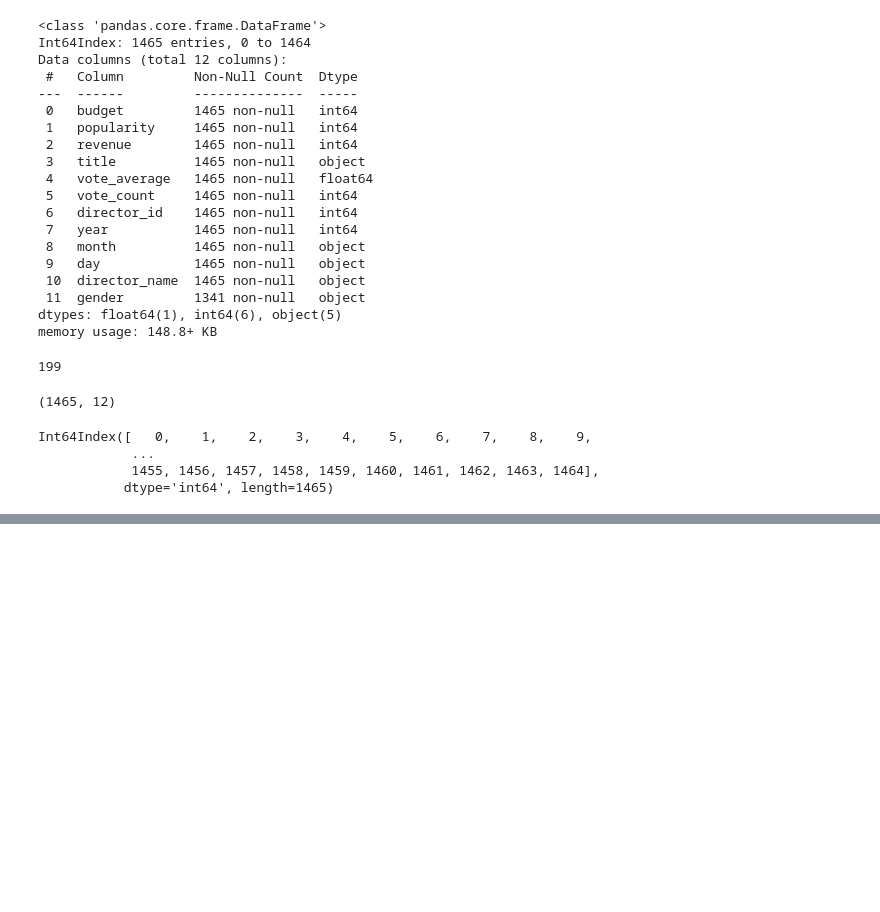
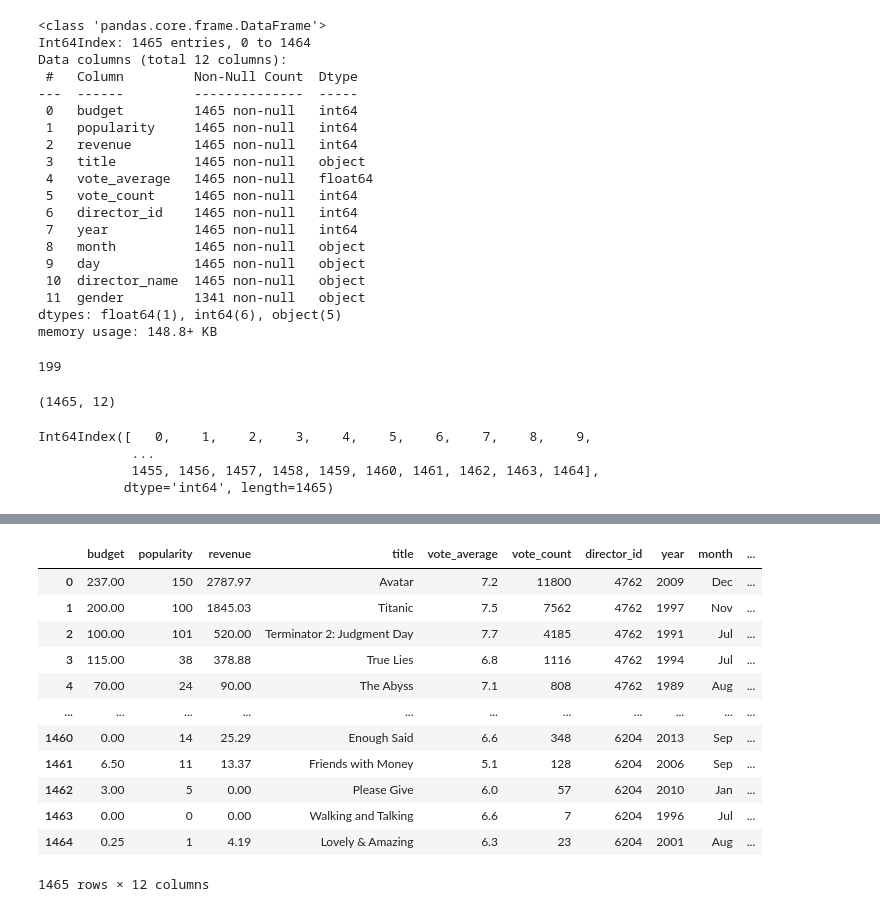
Before and after one commit to jeeet0700/Revision, a Jupyter notebook: Pandas revision.ipynb, the cells around one changed output, grey strips where cells are left out. Saved outputs shown, nothing was run; the diff lists cells and outputs as text; code cells hidden in the pictures; blank space fills up the shorter version.

```diff
--- a/Pandas revision.ipynb
+++ b/Pandas revision.ipynb
@@ -1496,0 +1665,17 @@ Name: Item, dtype: int64
+# %%
+df["revenue"]=(df["revenue"]/1000000).round(2)
+df
+# %% [output]
+|  | budget | popularity | revenue | title | vote_average | vote_count | director_id | year | month | ... |
+| 0 | 237.00 | 150 | 2787.97 | Avatar | 7.2 | 11800 | 4762 | 2009 | Dec | ... |
+| 1 | 200.00 | 100 | 1845.03 | Titanic | 7.5 | 7562 | 4762 | 1997 | Nov | ... |
+| 2 | 100.00 | 101 | 520.00 | Terminator 2: Judgment Day | 7.7 | 4185 | 4762 | 1991 | Jul | ... |
+| 3 | 115.00 | 38 | 378.88 | True Lies | 6.8 | 1116 | 4762 | 1994 | Jul | ... |
+| 4 | 70.00 | 24 | 90.00 | The Abyss | 7.1 | 808 | 4762 | 1989 | Aug | ... |
+| ... | ... | ... | ... | ... | ... | ... | ... | ... | ... | ... |
+| 1460 | 0.00 | 14 | 25.29 | Enough Said | 6.6 | 348 | 6204 | 2013 | Sep | ... |
+| 1461 | 6.50 | 11 | 13.37 | Friends with Money | 5.1 | 128 | 6204 | 2006 | Sep | ... |
+| 1462 | 3.00 | 5 | 0.00 | Please Give | 6.0 | 57 | 6204 | 2010 | Jan | ... |
+| 1463 | 0.00 | 0 | 0.00 | Walking and Talking | 6.6 | 7 | 6204 | 1996 | Jul | ... |
+| 1464 | 0.25 | 1 | 4.19 | Lovely & Amazing | 6.3 | 23 | 6204 | 2001 | Aug | ... |
+1465 rows × 12 columns
```
Also changed, not shown: parts of 36 cells of this notebook.
